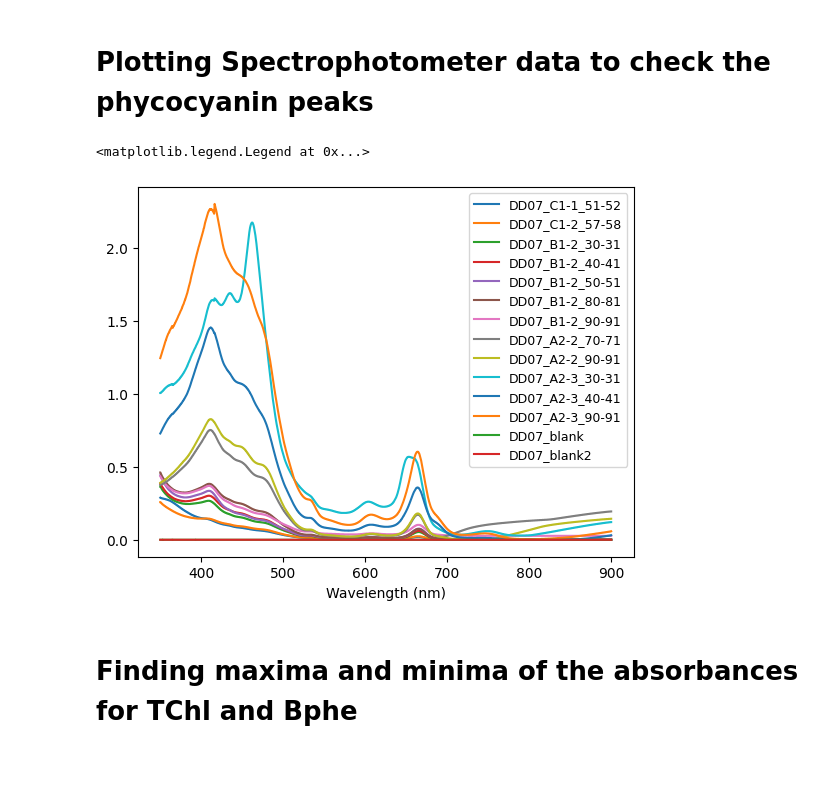
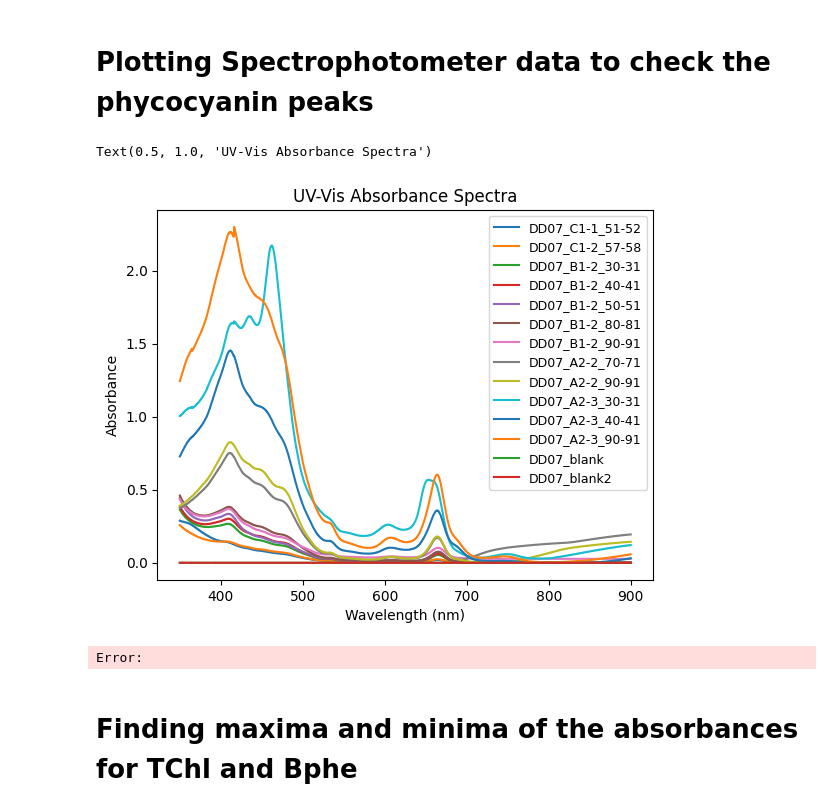
Before and after one commit to Epta13/Proxy-proxy_Py, a Jupyter notebook: notebooks/02_Calibration_plots.ipynb, the cells around one changed output. Drawn from its saved outputs; the diff is of its cells as text; code cells hidden in the pictures; blank space fills up the shorter version.

```diff
--- a/notebooks/02_Calibration_plots.ipynb
+++ b/notebooks/02_Calibration_plots.ipynb
@@ -90,10 +90,16 @@ display(calibUV)
 # Plotting Spectrophotometer data to check the phycocyanin peaks
 # %%
 calibUV.plot(x='Wavelength (nm)')
-plt.legend(loc="upper right", fontsize=9)
+plt.legend(loc="best", fontsize=9)
+ax = plt.gca()
+#ax.set_ylim([0, 1.1])
+plt.xlabel('Wavelength (nm)')
+plt.ylabel('Absorbance')
+plt.title('UV-Vis Absorbance Spectra')
 # %% [output]
-<matplotlib.legend.Legend at 0x...>
+Text(0.5, 1.0, 'UV-Vis Absorbance Spectra')
-[figure, old version]
+[figure, new version]
+Error:
 # %% [markdown]
 # Finding maxima and minima of the absorbances for TChl and Bphe
 # %% [markdown]
```
Also changed, not shown: parts of 1 cell of this notebook, 2 other files.
